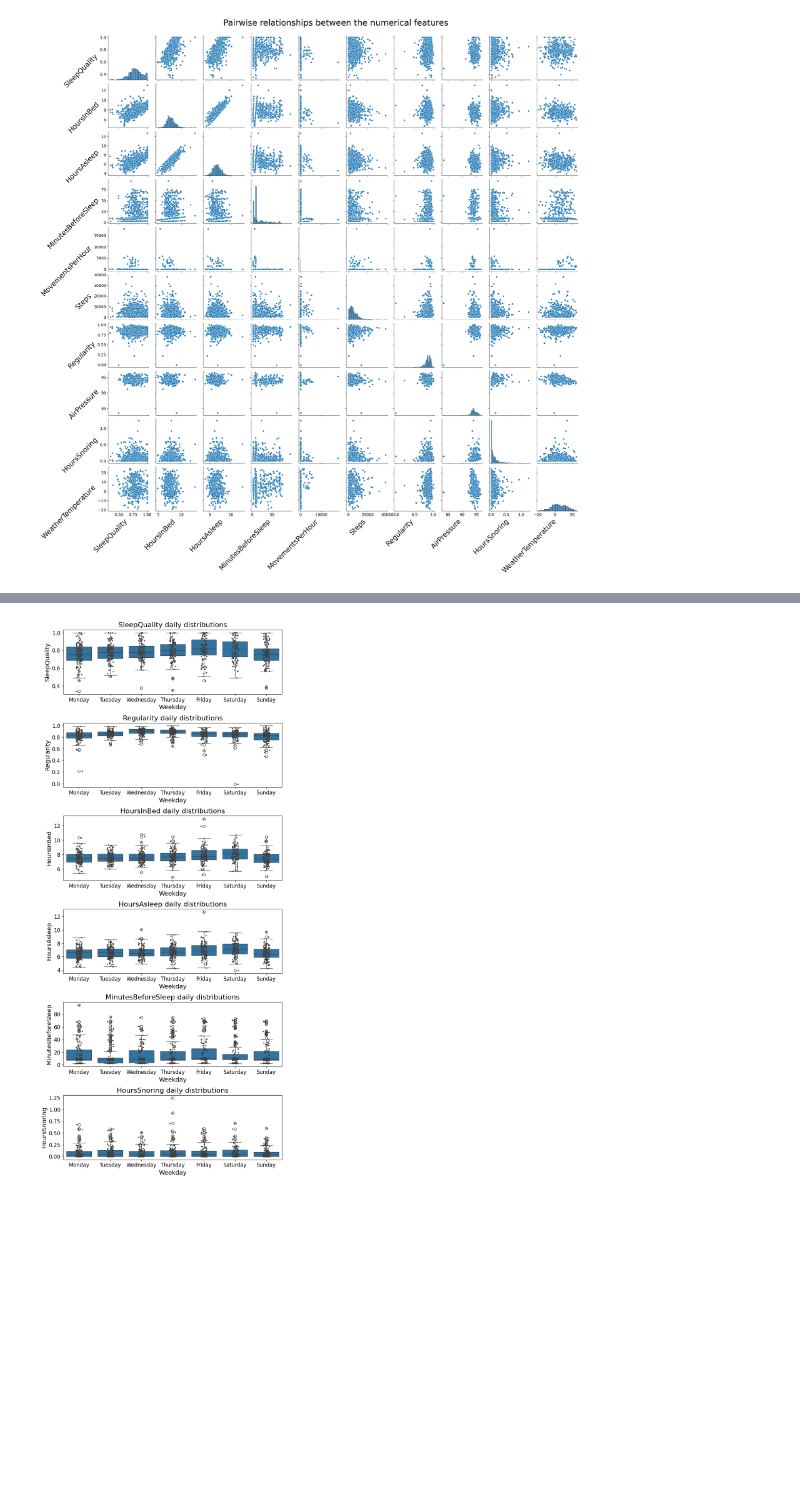
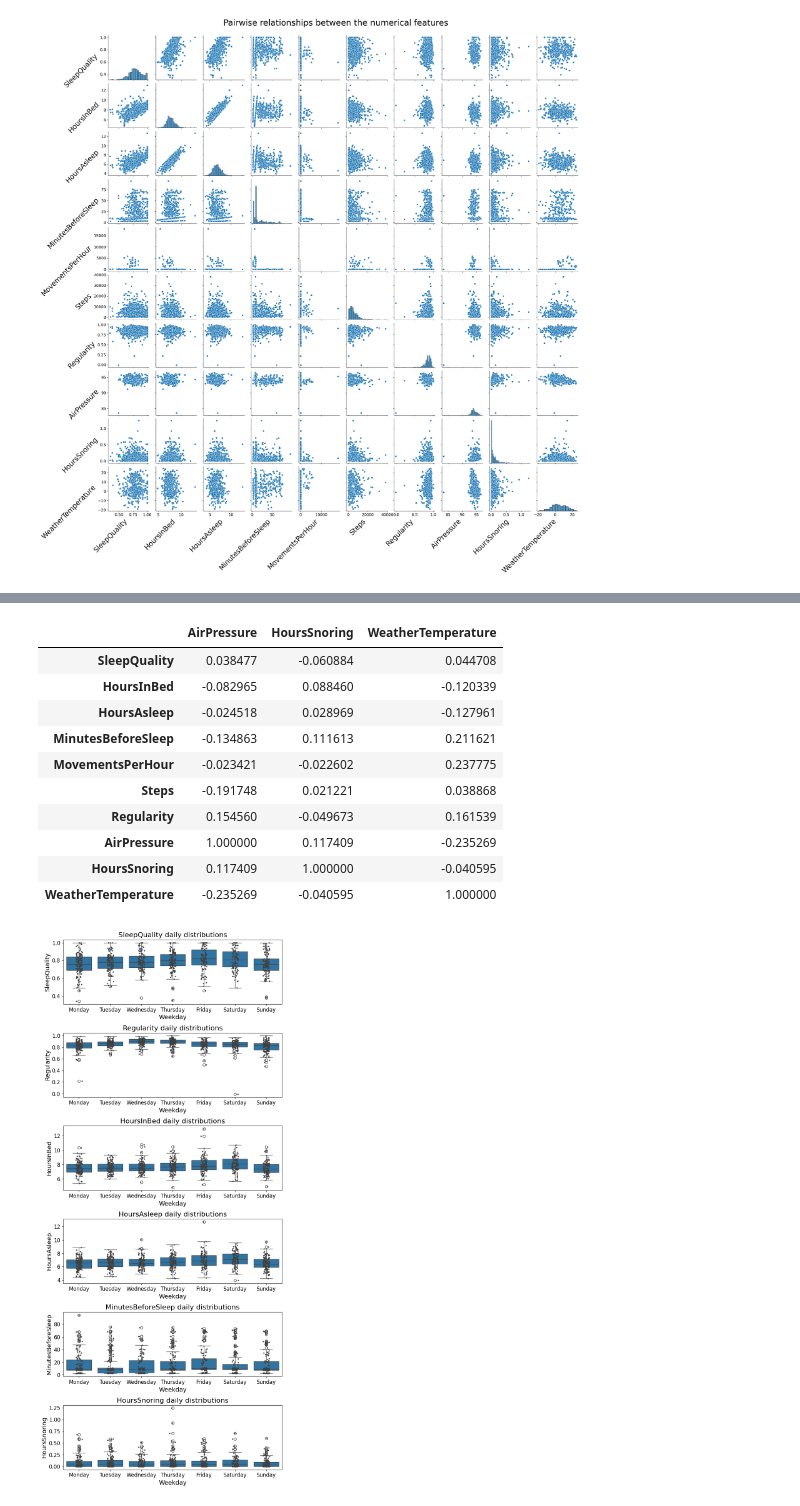
Before and after one commit to jsimell/SleepAnalysis, a Jupyter notebook: code/sleep_analysis.ipynb, the cells around one changed output, grey strips where cells are left out. Cells and saved outputs as stored; diff of their text form; code cells hidden in the pictures; blank space fills up the shorter version.

```diff
--- a/code/sleep_analysis.ipynb
+++ b/code/sleep_analysis.ipynb
@@ -189,3 +197,18 @@ WeatherTemperature            1.000000
+# %%
+# Show the rest of the columns
+correlation_matrix.iloc[:, 7:]
+# %% [output]
+|  | AirPressure | HoursSnoring | WeatherTemperature |
+| SleepQuality | 0.038477 | -0.060884 | 0.044708 |
+| HoursInBed | -0.082965 | 0.088460 | -0.120339 |
+| HoursAsleep | -0.024518 | 0.028969 | -0.127961 |
+| MinutesBeforeSleep | -0.134863 | 0.111613 | 0.211621 |
+| MovementsPerHour | -0.023421 | -0.022602 | 0.237775 |
+| Steps | -0.191748 | 0.021221 | 0.038868 |
+| Regularity | 0.154560 | -0.049673 | 0.161539 |
+| AirPressure | 1.000000 | 0.117409 | -0.235269 |
+| HoursSnoring | 0.117409 | 1.000000 | -0.040595 |
+| WeatherTemperature | -0.235269 | -0.040595 | 1.000000 |
 # %%
 # TEMPORAL PATTERN ANALYSIS
 
```
Also changed, not shown: parts of 3 cells of this notebook.
